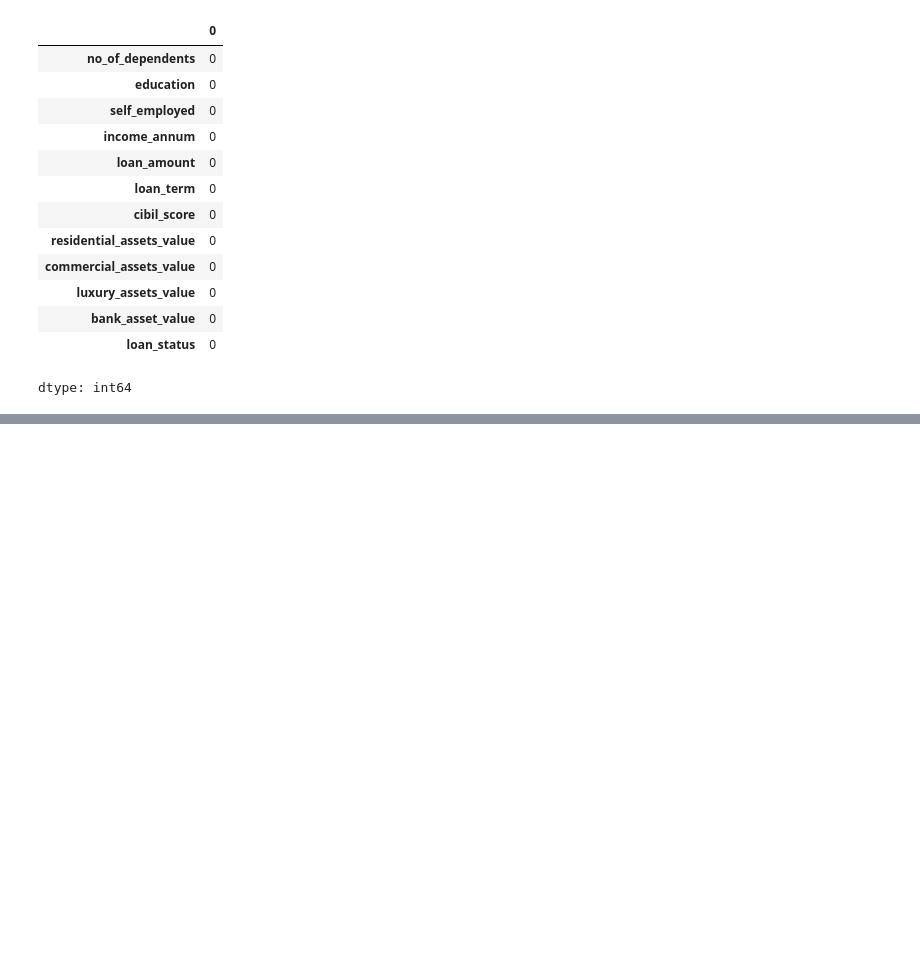
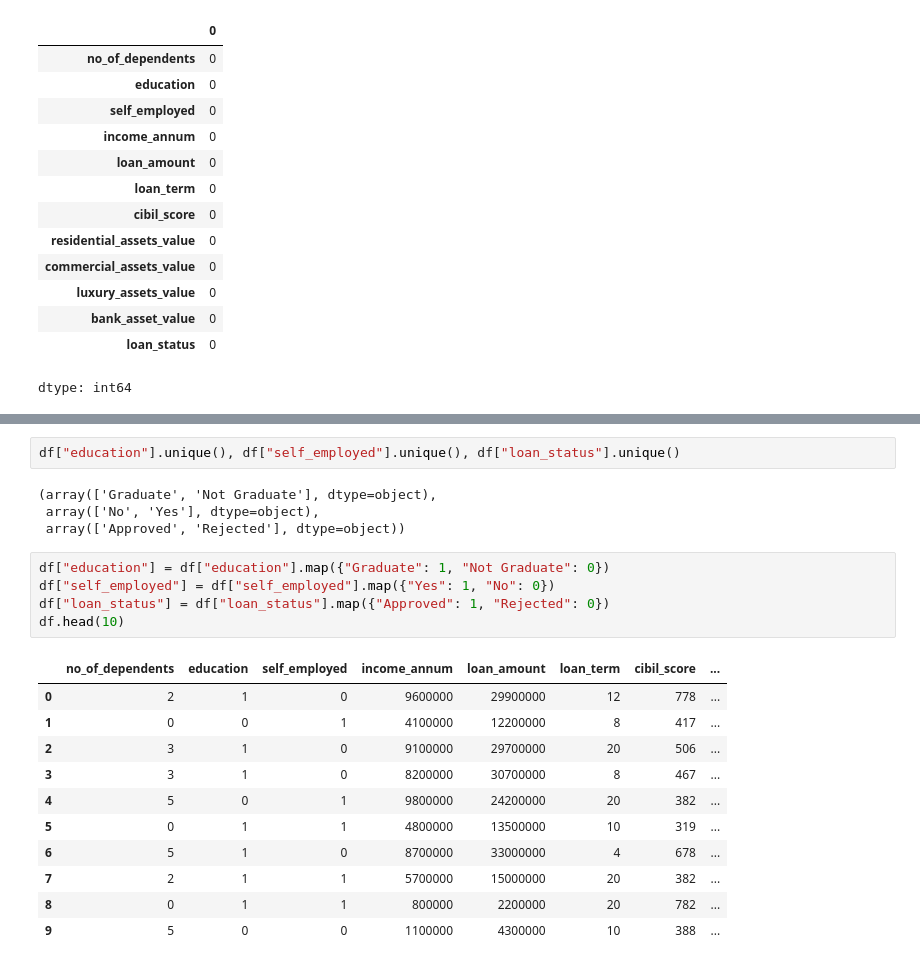
Before and after one commit to asmipandey18/Elevvo_Ml_Internship, a Jupyter notebook: task4_loan_approval_prediction/Loan_approval_prediction.ipynb, the cells around one changed output, grey strips where cells are left out. Saved outputs shown, nothing was run; the diff lists cells and outputs as text; blank space fills up the shorter version.

```diff
--- a/task4_loan_approval_prediction/Loan_approval_prediction.ipynb
+++ b/task4_loan_approval_prediction/Loan_approval_prediction.ipynb
@@ -92,0 +113,23 @@ dtype: int64
+# %%
+df["education"].unique(), df["self_employed"].unique(), df["loan_status"].unique()
+# %% [output]
+(array(['Graduate', 'Not Graduate'], dtype=object),
+ array(['No', 'Yes'], dtype=object),
+ array(['Approved', 'Rejected'], dtype=object))
+# %%
+df["education"] = df["education"].map({"Graduate": 1, "Not Graduate": 0})
+df["self_employed"] = df["self_employed"].map({"Yes": 1, "No": 0})
+df["loan_status"] = df["loan_status"].map({"Approved": 1, "Rejected": 0})
+df.head(10)
+# %% [output]
+|  | no_of_dependents | education | self_employed | income_annum | loan_amount | loan_term | cibil_score | ... |
+| 0 | 2 | 1 | 0 | 9600000 | 29900000 | 12 | 778 | ... |
+| 1 | 0 | 0 | 1 | 4100000 | 12200000 | 8 | 417 | ... |
+| 2 | 3 | 1 | 0 | 9100000 | 29700000 | 20 | 506 | ... |
+| 3 | 3 | 1 | 0 | 8200000 | 30700000 | 8 | 467 | ... |
+| 4 | 5 | 0 | 1 | 9800000 | 24200000 | 20 | 382 | ... |
+| 5 | 0 | 1 | 1 | 4800000 | 13500000 | 10 | 319 | ... |
+| 6 | 5 | 1 | 0 | 8700000 | 33000000 | 4 | 678 | ... |
+| 7 | 2 | 1 | 1 | 5700000 | 15000000 | 20 | 382 | ... |
+| 8 | 0 | 1 | 1 | 800000 | 2200000 | 20 | 782 | ... |
+| 9 | 5 | 0 | 0 | 1100000 | 4300000 | 10 | 388 | ... |
```
Also changed, not shown: parts of 4 cells of this notebook.
